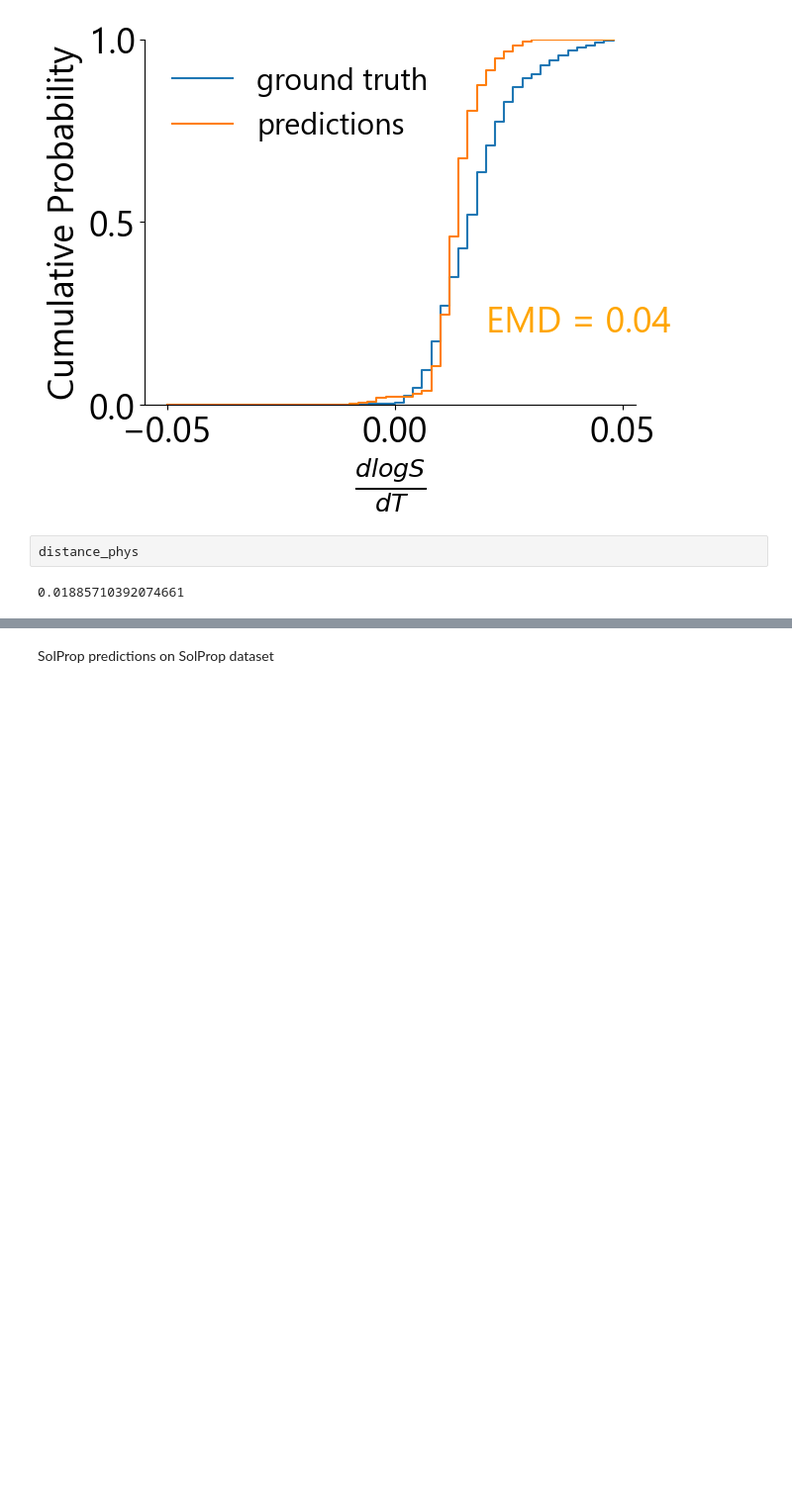
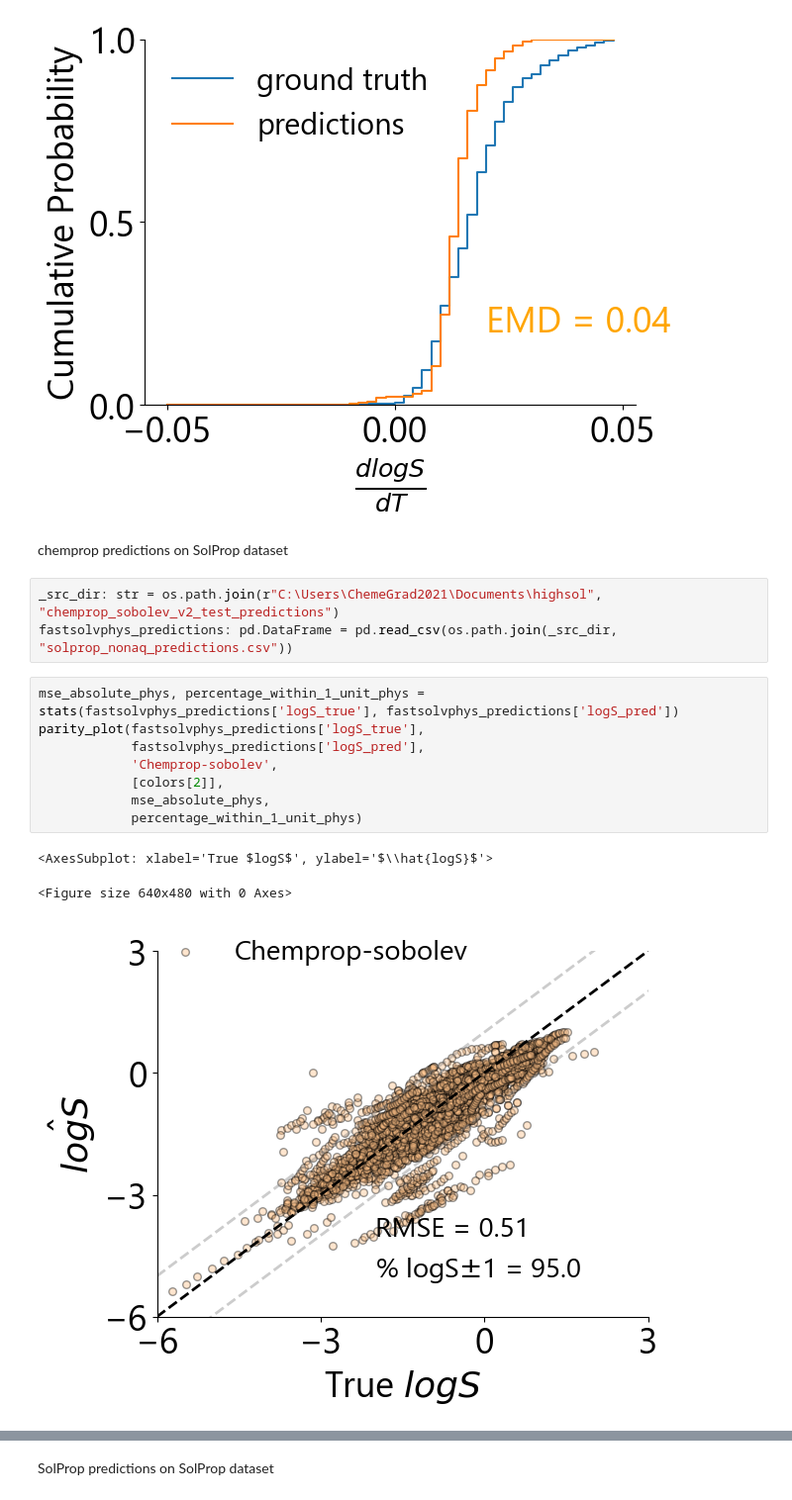
Before and after one commit to JacksonBurns/fastsolv, a Jupyter notebook: figures/figure_3.ipynb, the cells around one changed output, grey strips where cells are left out. Shown at 99% size. Cells and saved outputs as stored; diff of their text form; blank space fills up the shorter version.

```diff
--- a/figures/figure_3.ipynb
+++ b/figures/figure_3.ipynb
@@ -218,7 +218,20 @@ No artists with labels found to put in legend.  Note that artists whose label st
 [figure]
 [figure]
 [figure]
-# %%
-distance_phys
-# %% [output]
-0.01885710392074661
+# %% [markdown]
+chemprop predictions on SolProp dataset
+# %%
+_src_dir: str = os.path.join(r"C:\Users\ChemeGrad2021\Documents\highsol", "chemprop_sobolev_v2_test_predictions")
+fastsolvphys_predictions: pd.DataFrame = pd.read_csv(os.path.join(_src_dir, "solprop_nonaq_predictions.csv"))
+# %%
+mse_absolute_phys, percentage_within_1_unit_phys = stats(fastsolvphys_predictions['logS_true'], fastsolvphys_predictions['logS_pred'])
+parity_plot(fastsolvphys_predictions['logS_true'],
+            fastsolvphys_predictions['logS_pred'],
+            'Chemprop-sobolev',
+            [colors[2]],
+            mse_absolute_phys,
+            percentage_within_1_unit_phys)
+# %% [output]
+<AxesSubplot: xlabel='True $logS$', ylabel='$\\hat{logS}$'>
+<Figure size 640x480 with 0 Axes>
+[figure, added]
```
Also changed, not shown: parts of 10 cells of this notebook, 4 other files.
